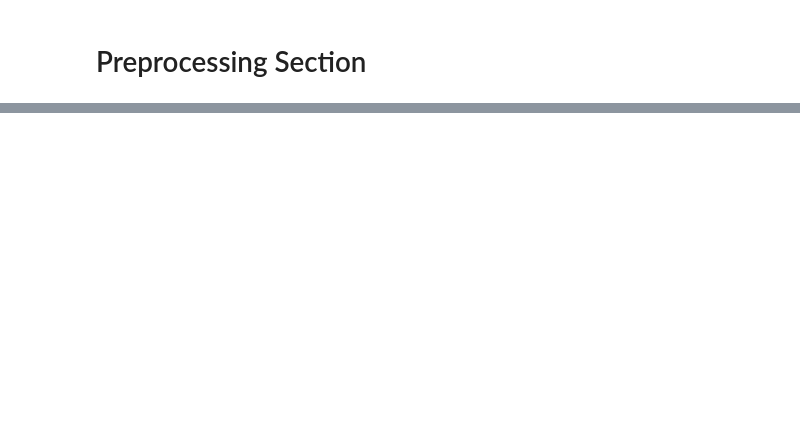
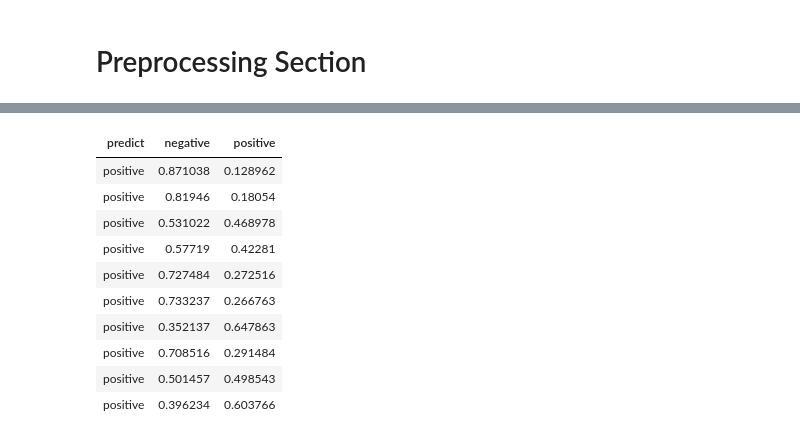
Before and after one commit to CianOSull/AutoML_With_SA_FYP_2021, a Jupyter notebook: MainNotebook.ipynb, the cells around one changed output, grey strips where cells are left out. Cells and saved outputs as stored; diff of their text form; code cells hidden in the pictures; blank space fills up the shorter version.

```diff
--- a/MainNotebook.ipynb
+++ b/MainNotebook.ipynb
@@ -384,0 +472,16 @@ Parse progress: |█████████████████████
+# %%
+# First 10 predictions
+h2o_tfidf_pred.head()
+# Shows the probabilities for each one
+# %% [output]
+| predict | negative | positive |
+| positive | 0.871038 | 0.128962 |
+| positive | 0.81946 | 0.18054 |
+| positive | 0.531022 | 0.468978 |
+| positive | 0.57719 | 0.42281 |
+| positive | 0.727484 | 0.272516 |
+| positive | 0.733237 | 0.266763 |
+| positive | 0.352137 | 0.647863 |
+| positive | 0.708516 | 0.291484 |
+| positive | 0.501457 | 0.498543 |
+| positive | 0.396234 | 0.603766 |
```
Also changed, not shown: parts of 19 cells of this notebook.
